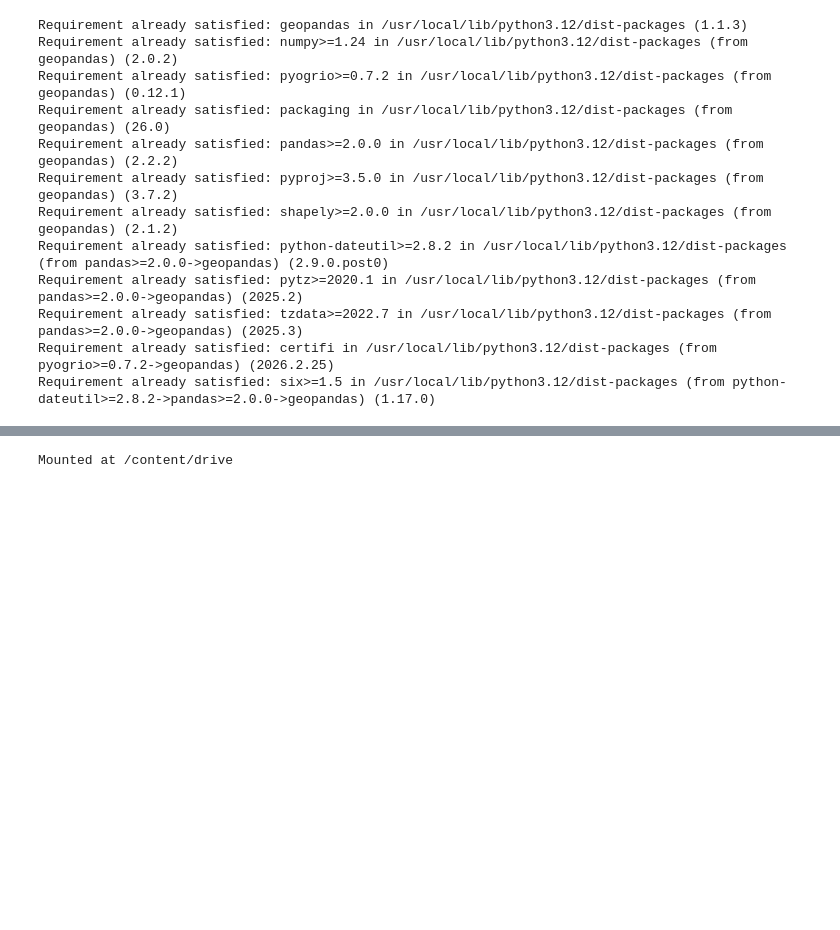
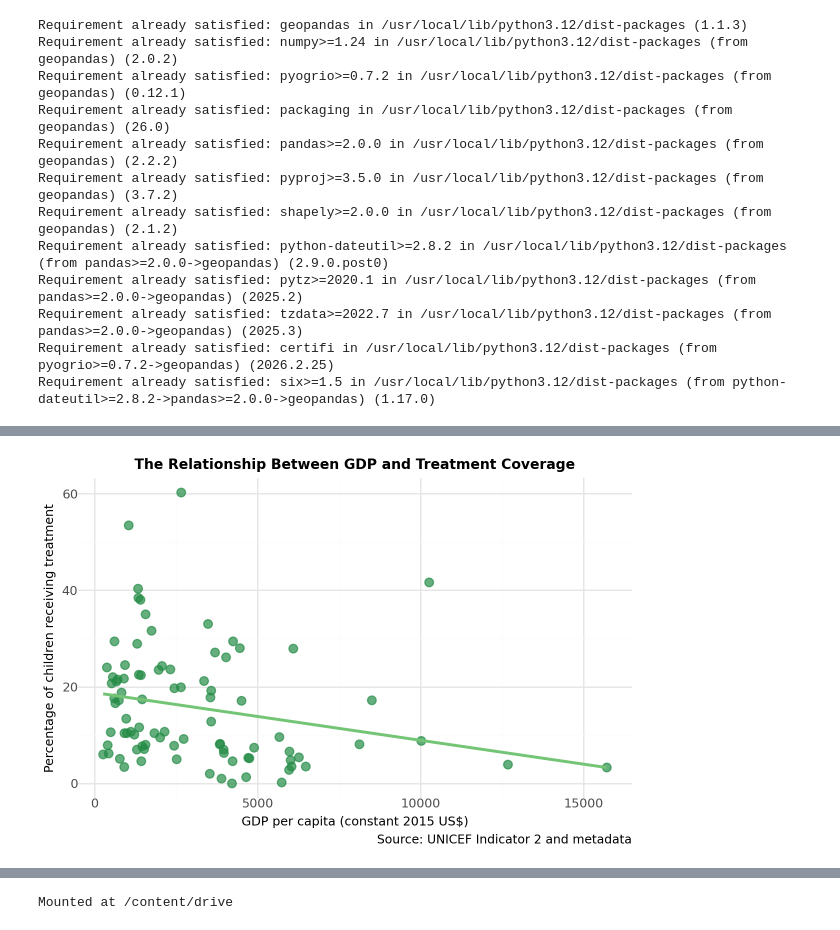
Before and after one commit to laniquahendricks2/laniquahendricks2.github.io, a Jupyter notebook: UNICEF_Assignment.ipynb, the cells around one changed output, grey strips where cells are left out. Cells and saved outputs as stored; diff of their text form; code cells hidden in the pictures; blank space fills up the shorter version.

```diff
--- a/UNICEF_Assignment.ipynb
+++ b/UNICEF_Assignment.ipynb
@@ -550,0 +606,49 @@ top10 = (
+# %%
+#| echo: false
+#| fig-cap: "The relationship between GDP per capita and treatment coverage is weak, suggesting that wealth alone does not guarantee better access to treatment."
+#| label: fig-scatter
+import polars as pl
+from plotnine import ggplot, aes, geom_point, geom_smooth, labs, theme_minimal, element_text, theme
+
+# Re-create scatter_data to ensure it's defined in the current scope
+# assuming 'latest_country' and 'metadata' DataFrames are already in the kernel's memory
+
+# Explicitly load metadata
+metadata = pl.read_csv("/content/unicef_metadata.csv")
+
+scatter_data = latest_country.join(
+    metadata,
+    on=["country", "year"],
+    how="inner"
+)
+
+scatter_data = scatter_data.drop_nulls(
+    ["GDP per capita (constant 2015 US$)", "obs_value"]
+)
+(
+    ggplot(
+        scatter_data.to_pandas(),
+        aes(
+            x="GDP per capita (constant 2015 US$)",
+            y="obs_value"
+        )
+    )
+    + geom_point(size=3, color="#238B45", alpha=0.7)
+    + geom_smooth(method="lm", se=False, color="#74C476", size=1.2)
+    + labs(
+        title="The Relationship Between GDP and Treatment Coverage",
+        x="GDP per capita (constant 2015 US$)",
+        y="Percentage of children receiving treatment",
+        caption="Source: UNICEF Indicator 2 and metadata"
+    )
+    + theme_minimal()
+    + theme(
+        figure_size=(6,4),
+        plot_title=element_text(size=10, weight="bold"),
+        plot_subtitle=element_text(size=9),
+        axis_title=element_text(size=9),
+        axis_text=element_text(size=9)
+    )
+)
+# %% [output]
+[figure, added]
```
Also changed, not shown: parts of 39 cells of this notebook.
